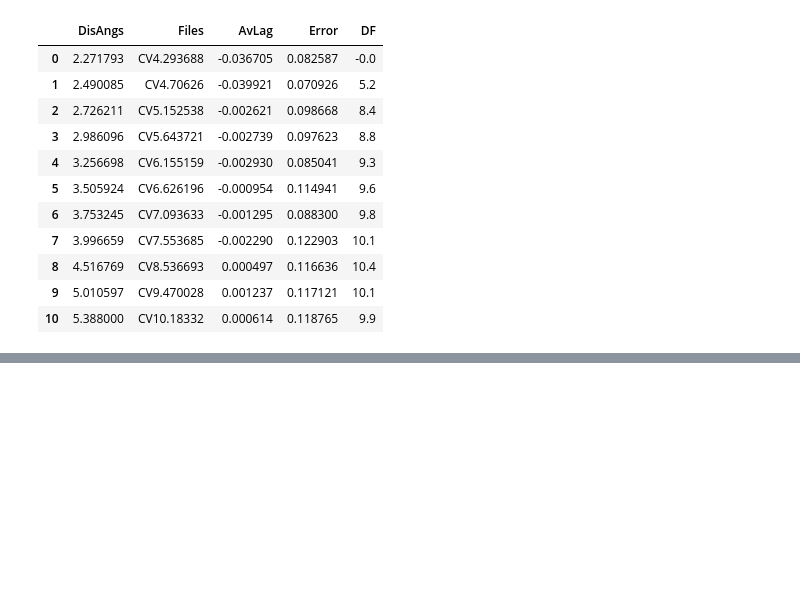
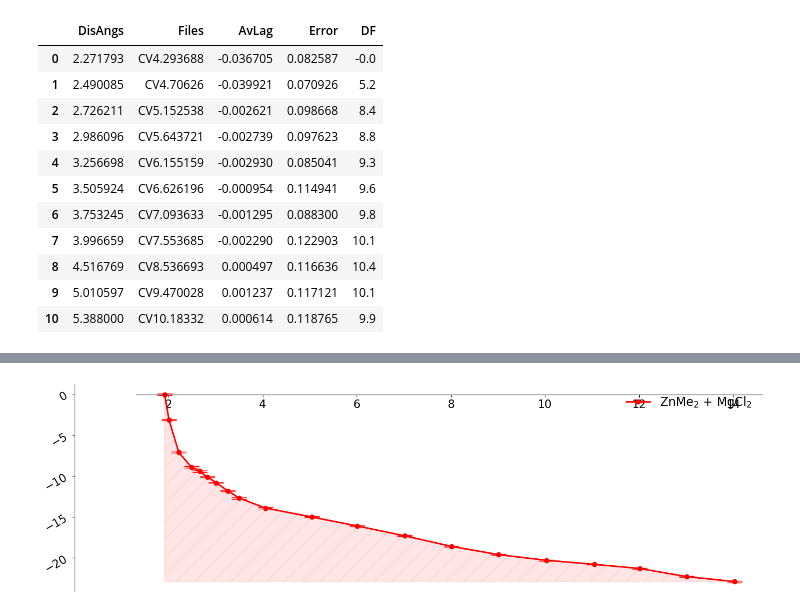
Before and after one commit to jordan-rio/Data_manager, a Jupyter notebook: Data_Manager.ipynb, the cells around one changed output, grey strips where cells are left out. Cells and saved outputs as stored; diff of their text form; code cells hidden in the pictures; blank space fills up the shorter version.

```diff
--- a/Data_Manager.ipynb
+++ b/Data_Manager.ipynb
@@ -76 +101,9 @@ Data_treatment(path_ZnMeCl,100,20000,'ZnMeCl_MgMeCl_20000','direct')
+# %%
+df1 = ReadFile_DF("ZnMe2_MgCl2.dat") ; df2 = ReadFile_DF("ZnMeCl_MgMeCl.dat") #To be adjusted
+
+plt.figure(figsize=[15,5]) ;
+df1x = df1.DisAngs ; df1y = df1.DF
+plotting(df1x, df1y, True, min(df1y), [df1.Error], 'red', 'solid', 'ZnMe$_{2}$ + MgCl$_{2}$')
+# %% [output]
+[figure, added]
 # %%
```
Also changed, not shown: parts of 6 cells of this notebook.
